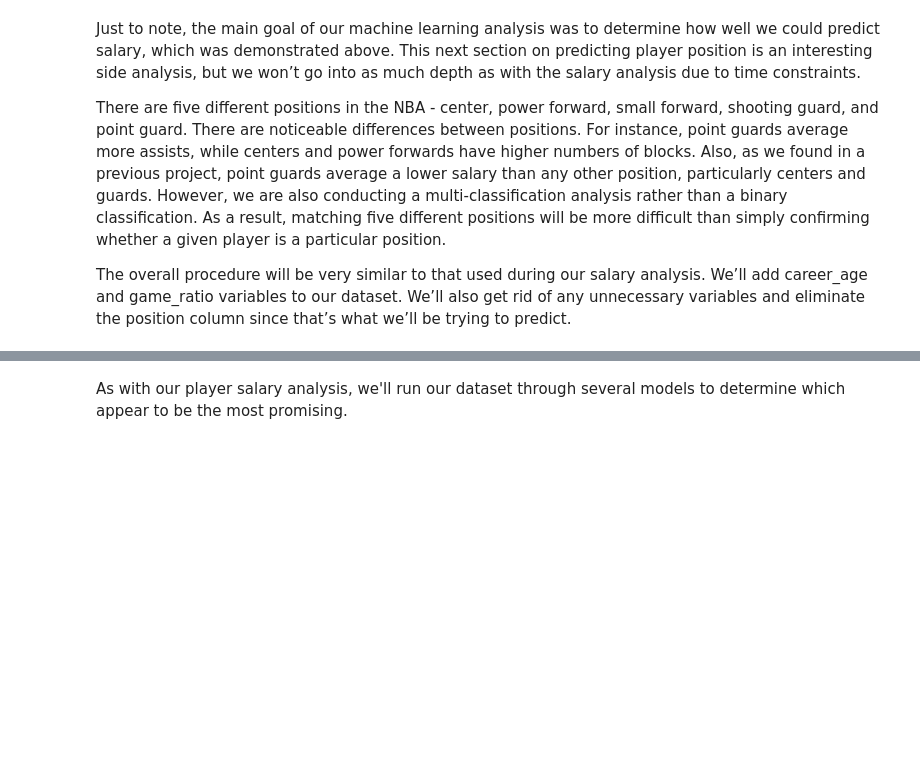
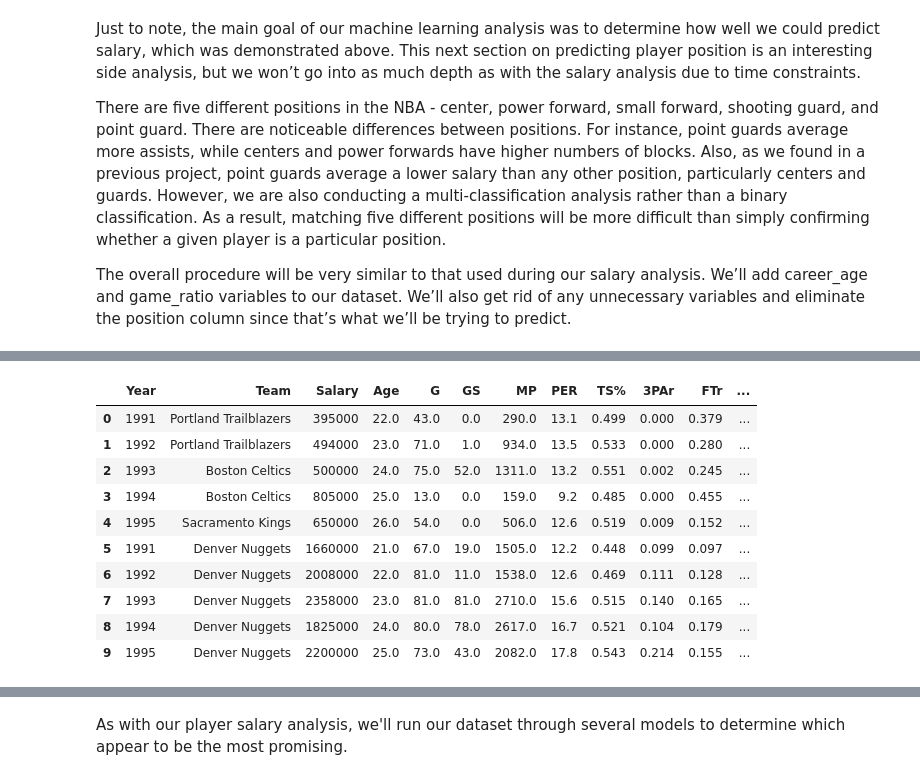
Before and after one commit to kjd999/Springboard-Projects, a Jupyter notebook: Capstone Project/nba machine learning analysis.ipynb, the cells around one changed output, grey strips where cells are left out. Cells and saved outputs as stored; diff of their text form; code cells hidden in the pictures; blank space fills up the shorter version.

```diff
--- a/Capstone Project/nba machine learning analysis.ipynb
+++ b/Capstone Project/nba machine learning analysis.ipynb
@@ -487,5 +626,21 @@ nbaps.head(10)
 # %%
 # Drop unecessary columns
 nbaps = nbaps.drop(['Unnamed: 0', 'Player', 'year_start','year_end'], axis=1)
+# %%
+# Full X dataset without Pos
+nbanopos = nbaps.drop(['Pos'], axis=1)
+nbanopos.head(10)
+# %% [output]
+|  | Year | Team | Salary | Age | G | GS | MP | PER | TS% | 3PAr | FTr | ... |
+| 0 | 1991 | Portland Trailblazers | 395000 | 22.0 | 43.0 | 0.0 | 290.0 | 13.1 | 0.499 | 0.000 | 0.379 | ... |
+| 1 | 1992 | Portland Trailblazers | 494000 | 23.0 | 71.0 | 1.0 | 934.0 | 13.5 | 0.533 | 0.000 | 0.280 | ... |
+| 2 | 1993 | Boston Celtics | 500000 | 24.0 | 75.0 | 52.0 | 1311.0 | 13.2 | 0.551 | 0.002 | 0.245 | ... |
+| 3 | 1994 | Boston Celtics | 805000 | 25.0 | 13.0 | 0.0 | 159.0 | 9.2 | 0.485 | 0.000 | 0.455 | ... |
+| 4 | 1995 | Sacramento Kings | 650000 | 26.0 | 54.0 | 0.0 | 506.0 | 12.6 | 0.519 | 0.009 | 0.152 | ... |
+| 5 | 1991 | Denver Nuggets | 1660000 | 21.0 | 67.0 | 19.0 | 1505.0 | 12.2 | 0.448 | 0.099 | 0.097 | ... |
+| 6 | 1992 | Denver Nuggets | 2008000 | 22.0 | 81.0 | 11.0 | 1538.0 | 12.6 | 0.469 | 0.111 | 0.128 | ... |
+| 7 | 1993 | Denver Nuggets | 2358000 | 23.0 | 81.0 | 81.0 | 2710.0 | 15.6 | 0.515 | 0.140 | 0.165 | ... |
+| 8 | 1994 | Denver Nuggets | 1825000 | 24.0 | 80.0 | 78.0 | 2617.0 | 16.7 | 0.521 | 0.104 | 0.179 | ... |
+| 9 | 1995 | Denver Nuggets | 2200000 | 25.0 | 73.0 | 43.0 | 2082.0 | 17.8 | 0.543 | 0.214 | 0.155 | ... |
 # %%
 # Split the dataset
```
Also changed, not shown: parts of 35 cells of this notebook.
